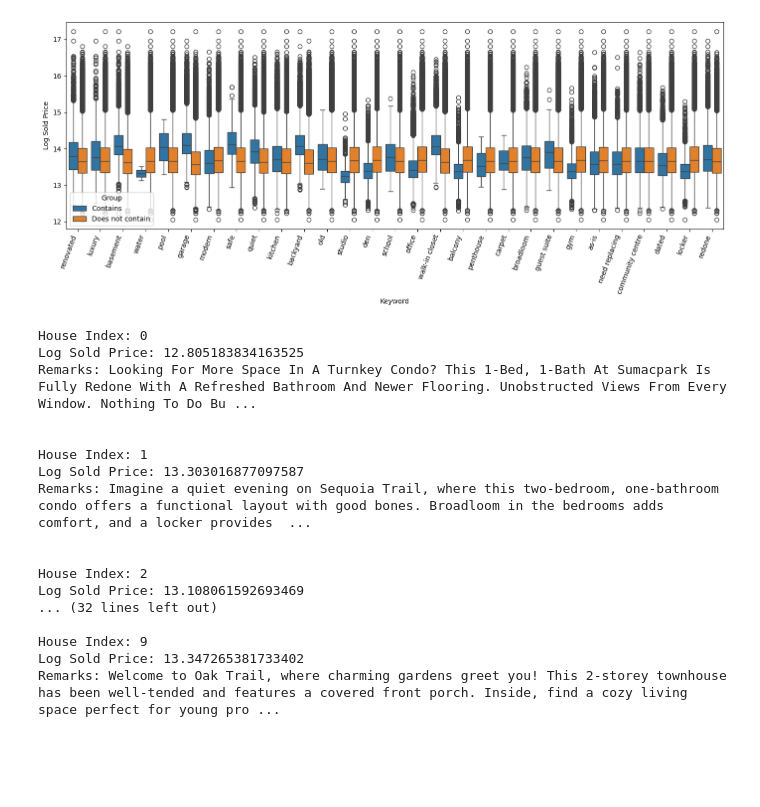
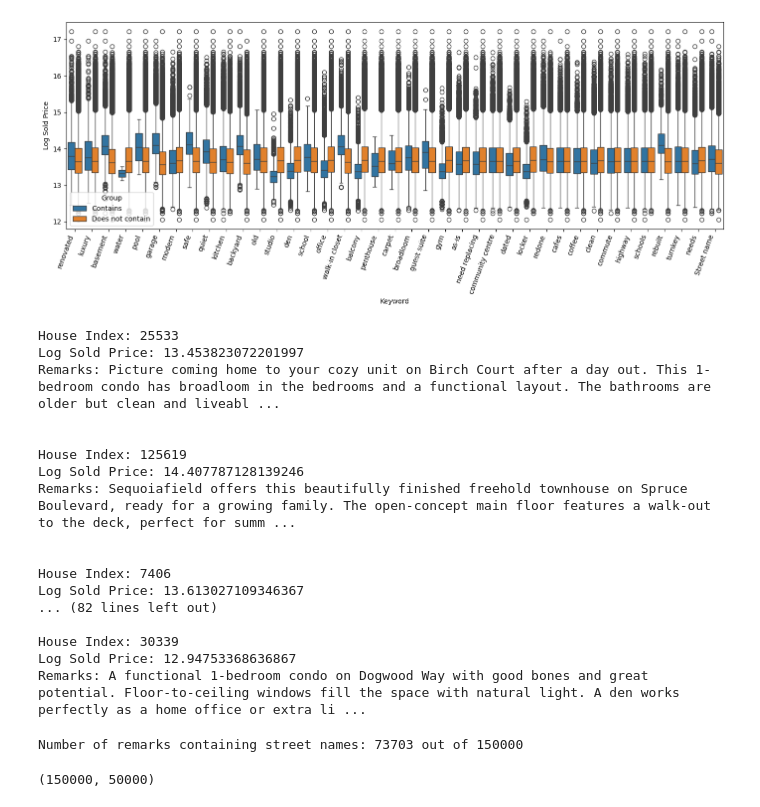
Before and after one commit to Richardhhhg/SSU-Data-Dash, a Jupyter notebook: notebooks/xxbonkxx/analysis/remarks_eda.ipynb, the cells around one changed output. Drawn from its saved outputs; the diff is of its cells as text; code cells hidden in the pictures; blank space fills up the shorter version.

```diff
--- a/notebooks/xxbonkxx/analysis/remarks_eda.ipynb
+++ b/notebooks/xxbonkxx/analysis/remarks_eda.ipynb
@@ -31,56 +31,68 @@ keywords = [
     "pool", "garage", "modern", "safe", "quiet",
     "kitchen", "backyard", "old", "studio", "den",
     "school", "office", "walk-in closet", "balcony",
     "penthouse", "carpet", "broadloom", "guest suite",
     "gym", "as-is", "need replacing", "community centre",
-    "dated", "locker", "redone"
+    "dated", "locker", "redone", "cafes", "coffee", "clean",
+    "commute", "highway", "schools", "rebuilt", "turnkey", "needs"
 ]
 
 df["log_sold_price"] = np.log(df["sold_price"])
 
 plot_data = []
 for word in keywords:
     mask = df["remarks"].str.contains(r"\b" + word + r"\b", case=False, na=False, regex=True)
     plot_data.extend([
         {"Keyword": word, "Group": "Contains", "Price": p}
         for p in df.loc[mask, "log_sold_price"]
     ])
     plot_data.extend([
         {"Keyword": word, "Group": "Does not contain", "Price": p}
         for p in df.loc[~mask, "log_sold_price"]
     ])
+street_names_pattern = r"\b(?:way|boulevard|street|avenue|court|drive|road|place|trail|lane|plaza|gardens|crescent)\b"
+mask = df["remarks"].str.contains(street_names_pattern, case=False, na=False, regex=True)
+plot_data.extend([
+    {"Keyword": "Street name", "Group": "Contains", "Price": p}
+    for p in df.loc[mask, "log_sold_price"]
+])
+plot_data.extend([
+    {"Keyword": "Street name", "Group": "Does not contain", "Price": p}
+    for p in df.loc[~mask, "log_sold_price"]
+])
 
 plot_df = pd.DataFrame(plot_data)
 
 plt.figure(figsize=(14, 6))
 sns.boxplot(data=plot_df, x="Keyword", y="Price", hue="Group")
 plt.xticks(rotation=70, ha="right")
 plt.ylabel("Log Sold Price")
 plt.tight_layout()
 plt.show()
 # %% [output]
-[figure, old version]
+[figure, new version]
 # %%
-for i in range(10):
-    print(f"House Index: {df.index[i]}")
-    print(f"Log Sold Price: {df['log_sold_price'].iloc[i]}")
-    print(f"Remarks: {df['remarks'].iloc[i]}")
+for i in range(20):
+    rand_index = np.random.randint(0, len(df))
+    print(f"House Index: {df.index[rand_index]}")
+    print(f"Log Sold Price: {df['log_sold_price'].iloc[rand_index]}")
+    print(f"Remarks: {df['remarks'].iloc[rand_index]}")
     print("\n")
 # %% [output]
-House Index: 0
-Log Sold Price: 12.805183834163525
-Remarks: Looking For More Space In A Turnkey Condo? This 1-Bed, 1-Bath At Sumacpark Is Fully Redone With A Refreshed Bathroom And Newer Flooring. Unobstructed Views From Every Window. Nothing To Do Bu ...
+House Index: 25533
+Log Sold Price: 13.453823072201997
+Remarks: Picture coming home to your cozy unit on Birch Court after a day out. This 1-bedroom condo has broadloom in the bedrooms and a functional layout. The bathrooms are older but clean and liveabl ...
 
 
-House Index: 1
-Log Sold Price: 13.303016877097587
-Remarks: Imagine a quiet evening on Sequoia Trail, where this two-bedroom, one-bathroom condo offers a functional layout with good bones. Broadloom in the bedrooms adds comfort, and a locker provides  ...
+House Index: 125619
+Log Sold Price: 14.407787128139246
+Remarks: Sequoiafield offers this beautifully finished freehold townhouse on Spruce Boulevard, ready for a growing family. The open-concept main floor features a walk-out to the deck, perfect for summ ...
 
 
-House Index: 2
-Log Sold Price: 13.108061592693469
-... (32 lines left out)
+House Index: 7406
+Log Sold Price: 13.613027109346367
+... (82 lines left out)
 
-House Index: 9
-Log Sold Price: 13.347265381733402
-Remarks: Welcome to Oak Trail, where charming gardens greet you! This 2-storey townhouse has been well-tended and features a covered front porch. Inside, find a cozy living space perfect for young pro ...
+House Index: 30339
+Log Sold Price: 12.94753368636867
+Remarks: A functional 1-bedroom condo on Dogwood Way with good bones and great potential. Floor-to-ceiling windows fill the space with natural light. A den works perfectly as a home office or extra li ...
@@ -86,0 +103,32 @@ Remarks: Welcome to Oak Trail, where charming gardens greet you! This 2-storey t
+# %%
+street_names_pattern = r"\b(?:way|boulevard|street|avenue|court|drive|road|place|trail|lane|plaza|gardens|crescent)\b"
+has_street_name_count = df["remarks"].str.contains(street_names_pattern, case=False, na=False).sum()
+print(f"Number of remarks containing street names: {has_street_name_count} out of {len(df)}")
+# %% [output]
+Number of remarks containing street names: 73703 out of 150000
+# %%
+from sklearn.feature_extraction.text import TfidfVectorizer
+import re
+
+def clean(s):
+    s = s.lower()
+    s = re.sub(r"\d[\d,\.]*", " NUM ", s)
+    communities_match = r"\b(?:" + "|".join(map(re.escape, communities)) + r")\b"
+    numbers_word_match = r"\b(?:" + "|".join(map(re.escape, numbers)) + r")\b"
+    s = re.sub(communities_match, " COMMUNITY ", s)
+    s = re.sub(numbers_word_match, " NUM ", s)
+    return s
+
+tfidf = TfidfVectorizer(
+    preprocessor=clean,
+    ngram_range=(1, 3),     # unigrams, bigrams, trigrams
+    min_df=10,              # drop terms in fewer than 10 remarks
+    max_df=0.50,             # drop terms in more than half
+    sublinear_tf=True,      # use 1 + log(tf) instead of raw tf
+    stop_words=None,        # keep "no", "not", "as", "is" for negation and "as-is"
+    max_features=50_000,
+)
+X_text = tfidf.fit_transform(df["remarks"])
+X_text.shape
+# %% [output]
+(150000, 50000)
```
Also changed, not shown: parts of 11 cells of this notebook, 5 other files.
